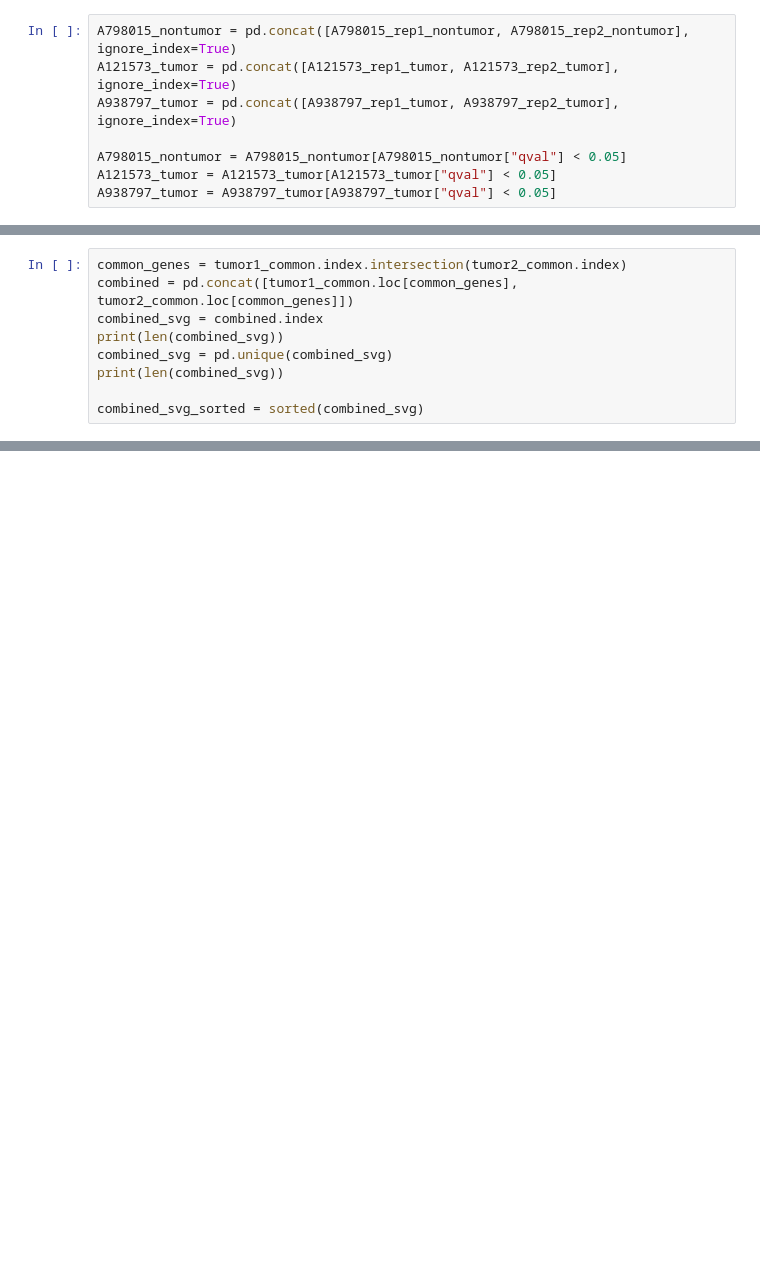
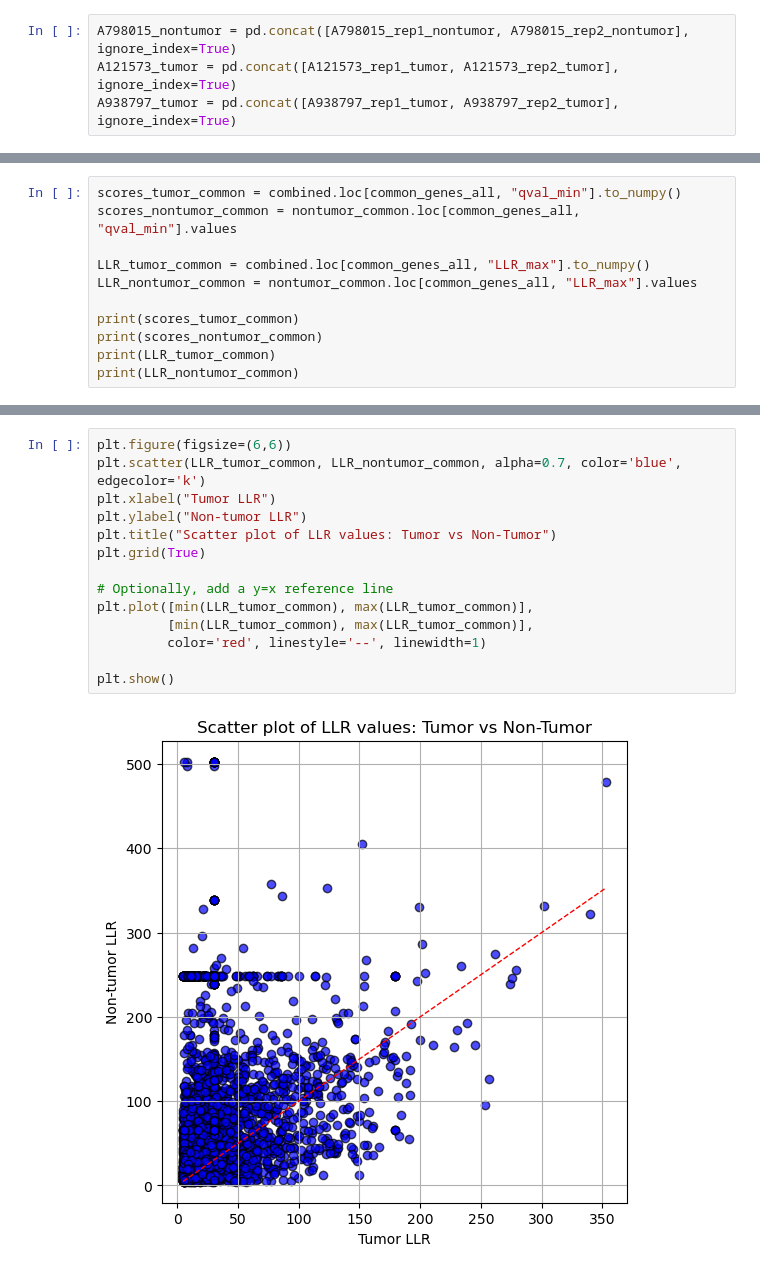
Before and after one commit to nikolienka24/IV114_ST, a Jupyter notebook: comparison_tumorVSnontumor.ipynb, the cells around one changed output, grey strips where cells are left out. Saved outputs shown, nothing was run; the diff lists cells and outputs as text; blank space fills up the shorter version.

```diff
--- a/comparison_tumorVSnontumor.ipynb
+++ b/comparison_tumorVSnontumor.ipynb
@@ -20,7 +52,3 @@ Merge (or concat) the replicates of the same patient to get only three datasets
 A798015_nontumor = pd.concat([A798015_rep1_nontumor, A798015_rep2_nontumor], ignore_index=True)
 A121573_tumor = pd.concat([A121573_rep1_tumor, A121573_rep2_tumor], ignore_index=True)
 A938797_tumor = pd.concat([A938797_rep1_tumor, A938797_rep2_tumor], ignore_index=True)
-
-A798015_nontumor = A798015_nontumor[A798015_nontumor["qval"] < 0.05]
-A121573_tumor = A121573_tumor[A121573_tumor["qval"] < 0.05]
-A938797_tumor = A938797_tumor[A938797_tumor["qval"] < 0.05]
@@ -65,9 +189,0 @@ tumor2_common = A938797_tumor[A938797_tumor["g"].isin(tumor_shared)].set_index("
-# %%
-common_genes = tumor1_common.index.intersection(tumor2_common.index)
-combined = pd.concat([tumor1_common.loc[common_genes], tumor2_common.loc[common_genes]])
-combined_svg = combined.index
-print(len(combined_svg))
-combined_svg = pd.unique(combined_svg)
-print(len(combined_svg))
-
-combined_svg_sorted = sorted(combined_svg)
@@ -128,0 +202,11 @@ plt.show()
+# %%
+scores_tumor_common = combined.loc[common_genes_all, "qval_min"].to_numpy()
+scores_nontumor_common = nontumor_common.loc[common_genes_all, "qval_min"].values
+
+LLR_tumor_common = combined.loc[common_genes_all, "LLR_max"].to_numpy()
+LLR_nontumor_common = nontumor_common.loc[common_genes_all, "LLR_max"].values
+
+print(scores_tumor_common)
+print(scores_nontumor_common)
+print(LLR_tumor_common)
+print(LLR_nontumor_common)
@@ -128,0 +252,16 @@ plt.show()
+# %%
+plt.figure(figsize=(6,6))
+plt.scatter(LLR_tumor_common, LLR_nontumor_common, alpha=0.7, color='blue', edgecolor='k')
+plt.xlabel("Tumor LLR")
+plt.ylabel("Non-tumor LLR")
+plt.title("Scatter plot of LLR values: Tumor vs Non-Tumor")
+plt.grid(True)
+
+# Optionally, add a y=x reference line
+plt.plot([min(LLR_tumor_common), max(LLR_tumor_common)],
+         [min(LLR_tumor_common), max(LLR_tumor_common)],
+         color='red', linestyle='--', linewidth=1)
+
+plt.show()
+# %% [output]
+[figure, added]
```
Also changed, not shown: parts of 38 cells of this notebook.
